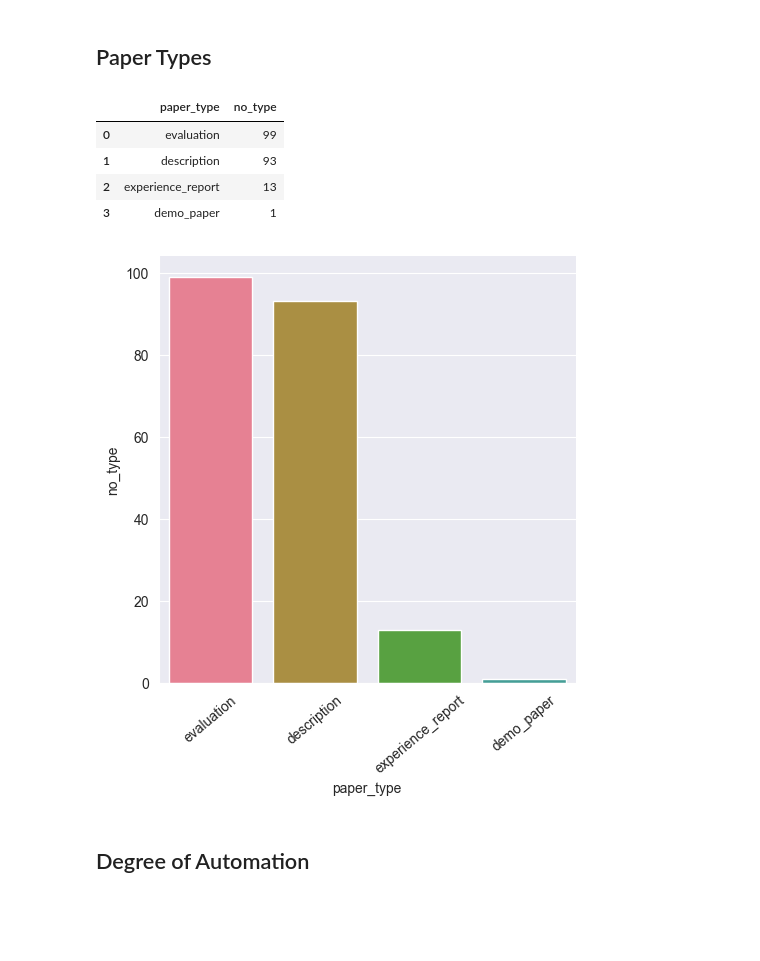
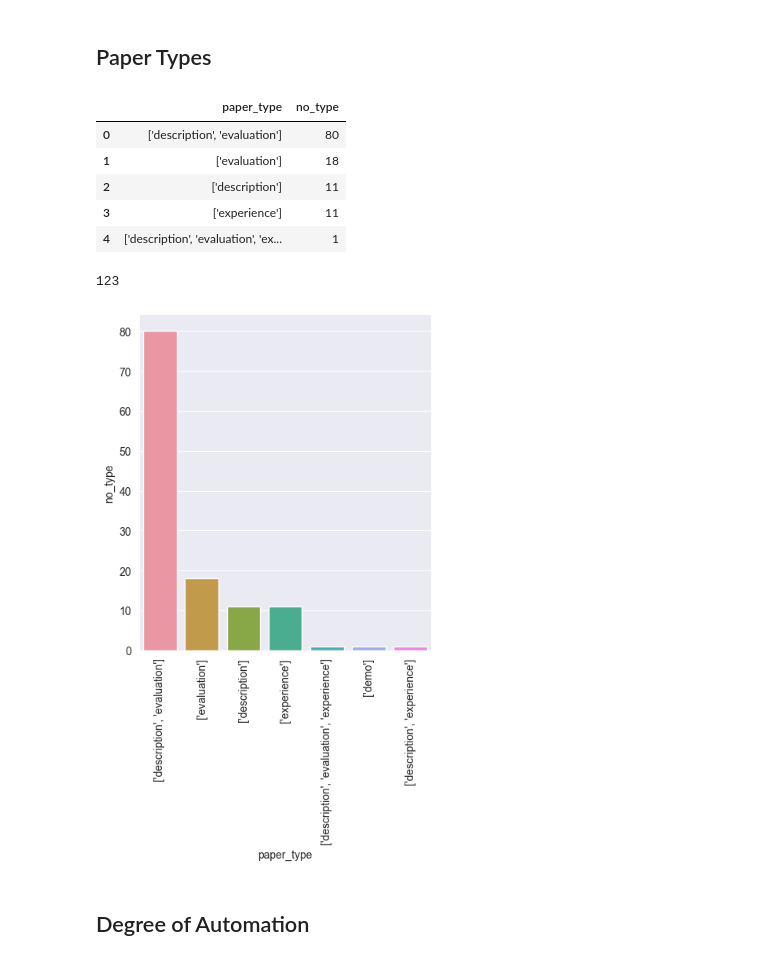
Before and after one commit to m-messer/Automated-Assessment-SLR-Data-Processing, a Jupyter notebook: analysis.ipynb, the cells around one changed output. Saved outputs shown, nothing was run; the diff lists cells and outputs as text; code cells hidden in the pictures; blank space fills up the shorter version.

Commit message:
PHD-128 Changed paper types plot

```diff
--- a/analysis.ipynb
+++ b/analysis.ipynb
@@ -40,21 +40,26 @@ plt.savefig('plots/years_published.png')
 # %% [markdown]
 ## Paper Types
 # %%
-paper_types = pd.Series([tag[5:] for tags in df.tags for tag in tags if tag.startswith('type')]).value_counts().reset_index()
+paper_types = pd.Series([paper_type for paper_type in df.types]).value_counts().reset_index()
 paper_types.columns = ["paper_type", 'no_type']
 paper_types.head()
 # %% [output]
 |  | paper_type | no_type |
-| 0 | evaluation | 99 |
-| 1 | description | 93 |
-| 2 | experience_report | 13 |
-| 3 | demo_paper | 1 |
+| 0 | ['description', 'evaluation'] | 80 |
+| 1 | ['evaluation'] | 18 |
+| 2 | ['description'] | 11 |
+| 3 | ['experience'] | 11 |
+| 4 | ['description', 'evaluation', 'ex... | 1 |
+# %%
+paper_types.no_type.sum()
+# %% [output]
+123
 # %%
 sns.catplot(paper_types, kind='bar', x='paper_type', y='no_type')
-plt.xticks(rotation=40)
+plt.xticks(rotation=90)
 plt.savefig('plots/paper_types.png')
 # %% [output]
-[figure, old version]
+[figure, new version]
 # %% [markdown]
 ## Degree of Automation
 # %%
```
Also changed, not shown: parts of 2 cells of this notebook, 3 other files.
